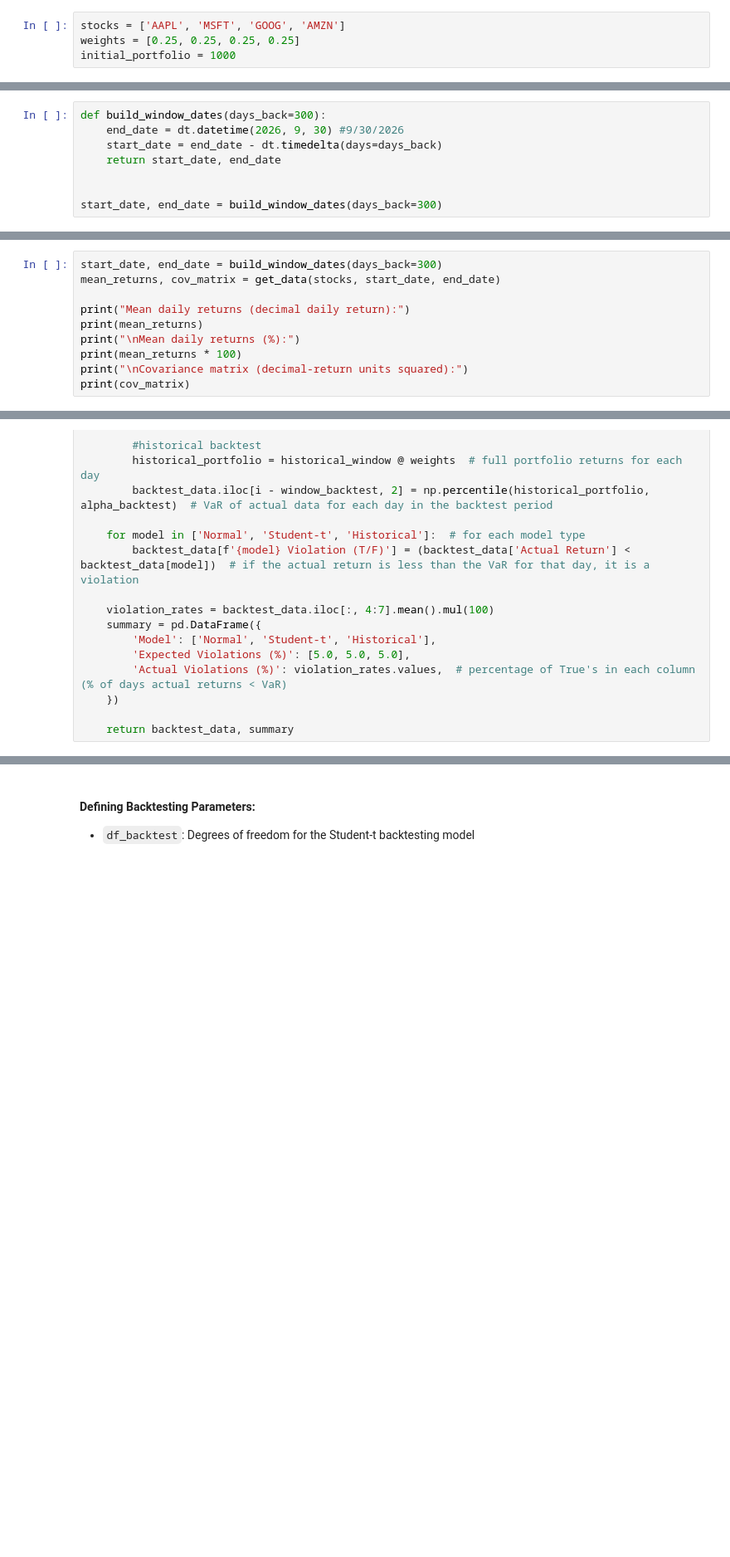
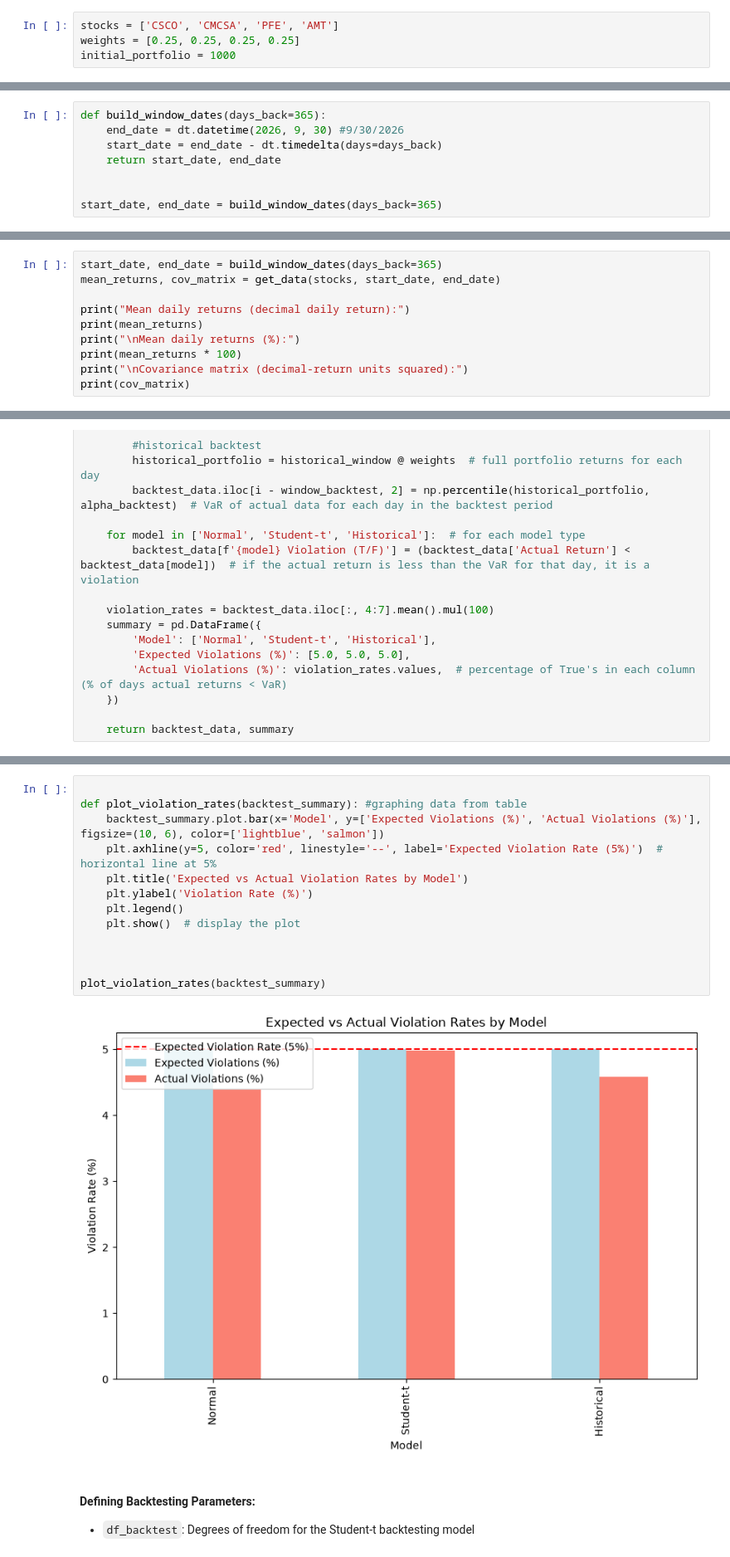
Before and after one commit to ahalbert36-bit/monteCarloPractice, a Jupyter notebook: MQF_Portfolio_Risk/notebook.ipynb, the cells around one changed output, grey strips where cells are left out. Shown at 83% size. Saved outputs shown, nothing was run; the diff lists cells and outputs as text; blank space fills up the shorter version.

Commit message:
graph

```diff
--- a/MQF_Portfolio_Risk/notebook.ipynb
+++ b/MQF_Portfolio_Risk/notebook.ipynb
@@ -43,5 +54,5 @@ The portfolio's starting value (`initial_portfolio`) will have a starting value
 # %%
-stocks = ['AAPL', 'MSFT', 'GOOG', 'AMZN']
+stocks = ['CSCO', 'CMCSA', 'PFE', 'AMT']
 weights = [0.25, 0.25, 0.25, 0.25]
 initial_portfolio = 1000
 # %% [markdown]
@@ -57,13 +68,13 @@ A total of 200 trading days will be analyzed in the simulation, meaning a window
 
 Using this information, we can determine the window's start date (`start_date`).
 # %%
-def build_window_dates(days_back=300):
+def build_window_dates(days_back=365):
     end_date = dt.datetime(2026, 9, 30) #9/30/2026
     start_date = end_date - dt.timedelta(days=days_back)
     return start_date, end_date
 
 
-start_date, end_date = build_window_dates(days_back=300)
+start_date, end_date = build_window_dates(days_back=365)
 # %% [markdown]
 #### Defining the Stock-Data Function
 
@@ -93,7 +106,7 @@ def get_data(stocks, start, end, trade_days=200):
     cov_matrix = returns.cov() #covariance matrix of daily returns for the stock
     return mean_returns, cov_matrix
 # %%
-start_date, end_date = build_window_dates(days_back=300)
+start_date, end_date = build_window_dates(days_back=365)
 mean_returns, cov_matrix = get_data(stocks, start_date, end_date)
 
 print("Mean daily returns (decimal daily return):")
@@ -496,3 +514,18 @@ VaR Backtest Summary
+# %%
+
+def plot_violation_rates(backtest_summary): #graphing data from table
+    backtest_summary.plot.bar(x='Model', y=['Expected Violations (%)', 'Actual Violations (%)'], figsize=(10, 6), color=['lightblue', 'salmon'])
+    plt.axhline(y=5, color='red', linestyle='--', label='Expected Violation Rate (5%)')  # horizontal line at 5%
+    plt.title('Expected vs Actual Violation Rates by Model')
+    plt.ylabel('Violation Rate (%)')
+    plt.legend()
+    plt.show()  # display the plot
+
+
+
+plot_violation_rates(backtest_summary)
+# %% [output]
+[figure, added]
 # %% [markdown]
 #### Defining Backtesting Parameters:
 
```
Also changed, not shown: parts of 20 cells of this notebook.
